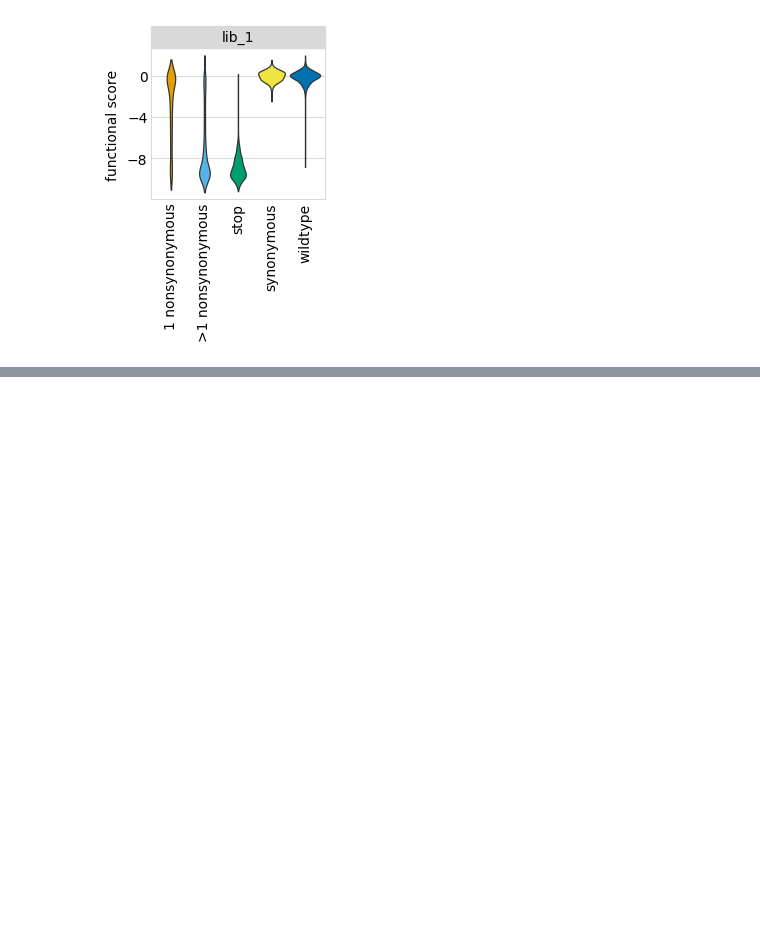
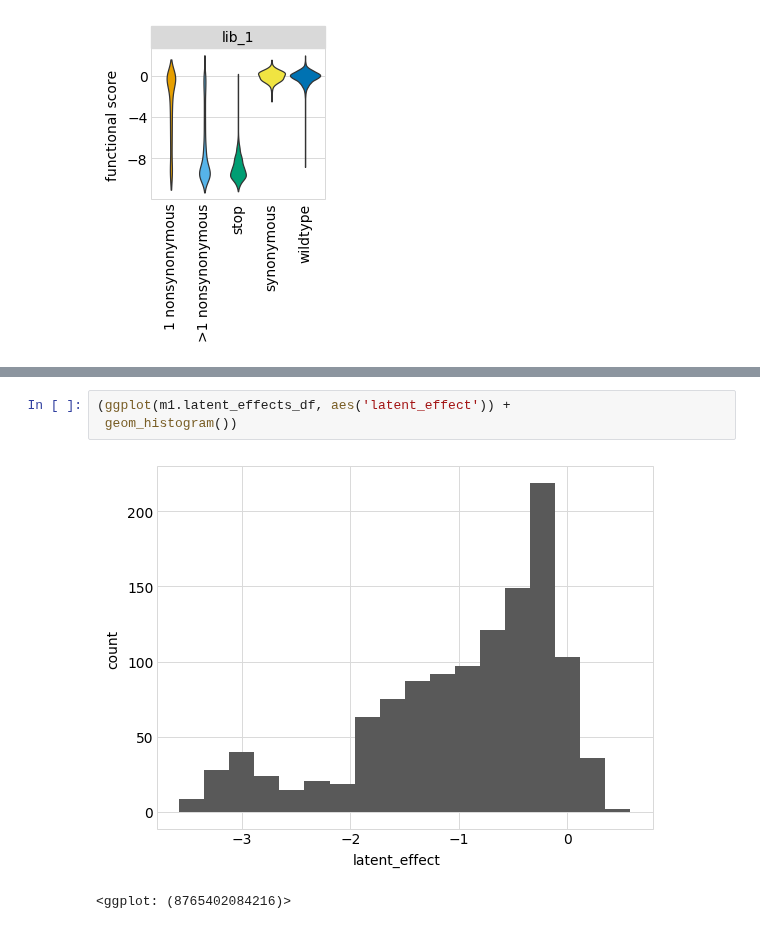
Before and after one commit to jbloomlab/dms_variants, a Jupyter notebook: notebooks/multi_latent_phenos.ipynb, the cells around one changed output, grey strips where cells are left out. Cells and saved outputs as stored; diff of their text form; blank space fills up the shorter version.

```diff
--- a/notebooks/multi_latent_phenos.ipynb
+++ b/notebooks/multi_latent_phenos.ipynb
@@ -533,0 +291,6 @@ The table and plot above shows that the superiority of the global epistasis mode
+# %%
+(ggplot(m1.latent_effects_df, aes('latent_effect')) +
+ geom_histogram())
+# %% [output]
+[figure, added]
+<ggplot: (8765402084216)>
```
Also changed, not shown: parts of 32 cells of this notebook, 5 other files.
